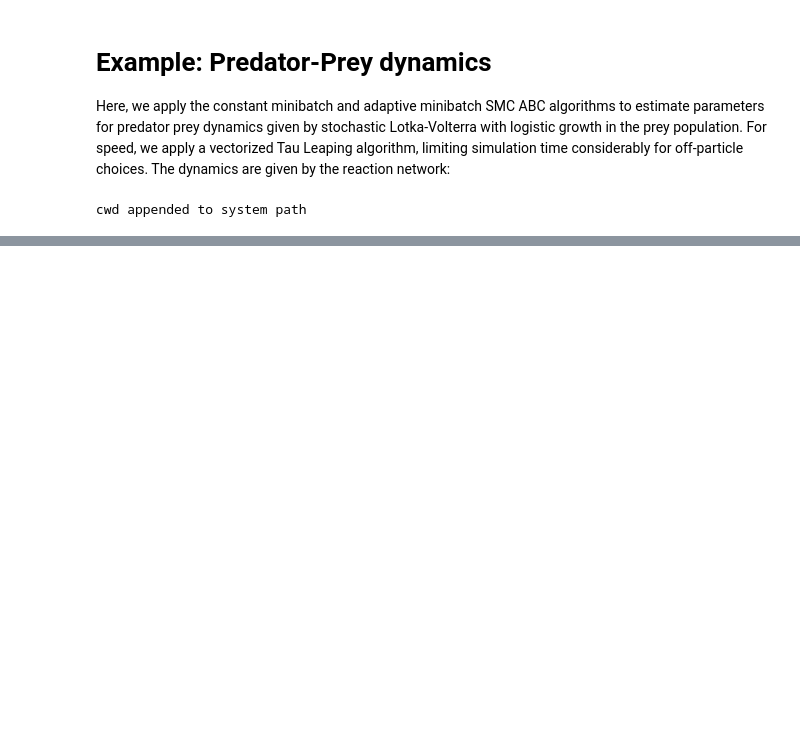
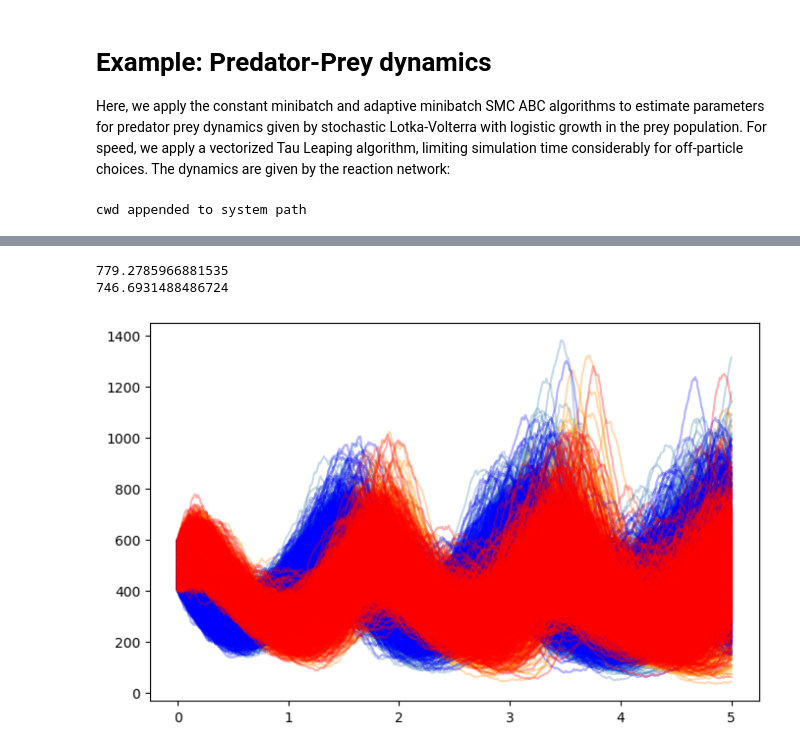
Before and after one commit to JacyZanussi/adaptive_minibatch_smc_abc, a Jupyter notebook: example_predator_prey.ipynb, the cells around one changed output, grey strips where cells are left out. Cells and saved outputs as stored; diff of their text form; code cells hidden in the pictures; blank space fills up the shorter version.

Commit message:
Added LV and TD snapshot examples

```diff
--- a/example_predator_prey.ipynb
+++ b/example_predator_prey.ipynb
@@ -3,12 +3,17 @@
 
 Here, we apply the constant minibatch and adaptive minibatch SMC ABC algorithms to estimate parameters for predator prey dynamics given by stochastic Lotka-Volterra with logistic growth in the prey population. For speed, we apply a vectorized Tau Leaping algorithm, limiting simulation time considerably for off-particle choices. The dynamics are given by the reaction network:
 # %%
-######## Adaptive minibatch Schemes
+#Inference classes
 from smc_abc import smc_abc_iterator as abc_iter
 import smc_abc_utils as utils
 import smc_abc_schemes as schemes
+
+#Simulator classes
+import predator_prey
+lv_sim = predator_prey.lotka_volterra
+
+#Support
 import numpy as np
-
 from matplotlib import pyplot as plt
 # %% [output]
 cwd appended to system path
@@ -182,0 +20,24 @@ Timing for the stats function
+# %%
+## Setup and tau leaping example
+sample_size = 1000
+alpha,beta,gamma,delta = 4,0.01,4,1
+t_max = 5
+dt = 0.01
+ic = np.random.uniform(400,600,size=(sample_size,2))
+
+times,ts = lv_sim.tau_leaping(ic,t_max,alpha,beta,gamma,delta,dt = dt,K = 10000)
+print(np.quantile(ts,q=0.99))
+
+fig,ax = plt.subplots(figsize = (8,5))
+ax.plot(times,ts[:,:,0].T,color = 'steelblue',alpha = 0.3);
+ax.plot(times,ts[:,:,1].T,color = 'darkorange',alpha = 0.3);
+
+times,ts = lv_sim.tau_leaping(ic,t_max,alpha,beta,gamma,delta,dt = dt/2,K = 10000)
+print(np.quantile(ts,q=0.99))
+
+ax.plot(times,ts[:,:,0].T,color = 'blue',alpha = 0.3);
+ax.plot(times,ts[:,:,1].T,color = 'red',alpha = 0.3);
+# %% [output]
+779.2785966881535
+746.6931488486724
+[figure, added]
```
Also changed, not shown: parts of 5 cells of this notebook, 3 other files.
